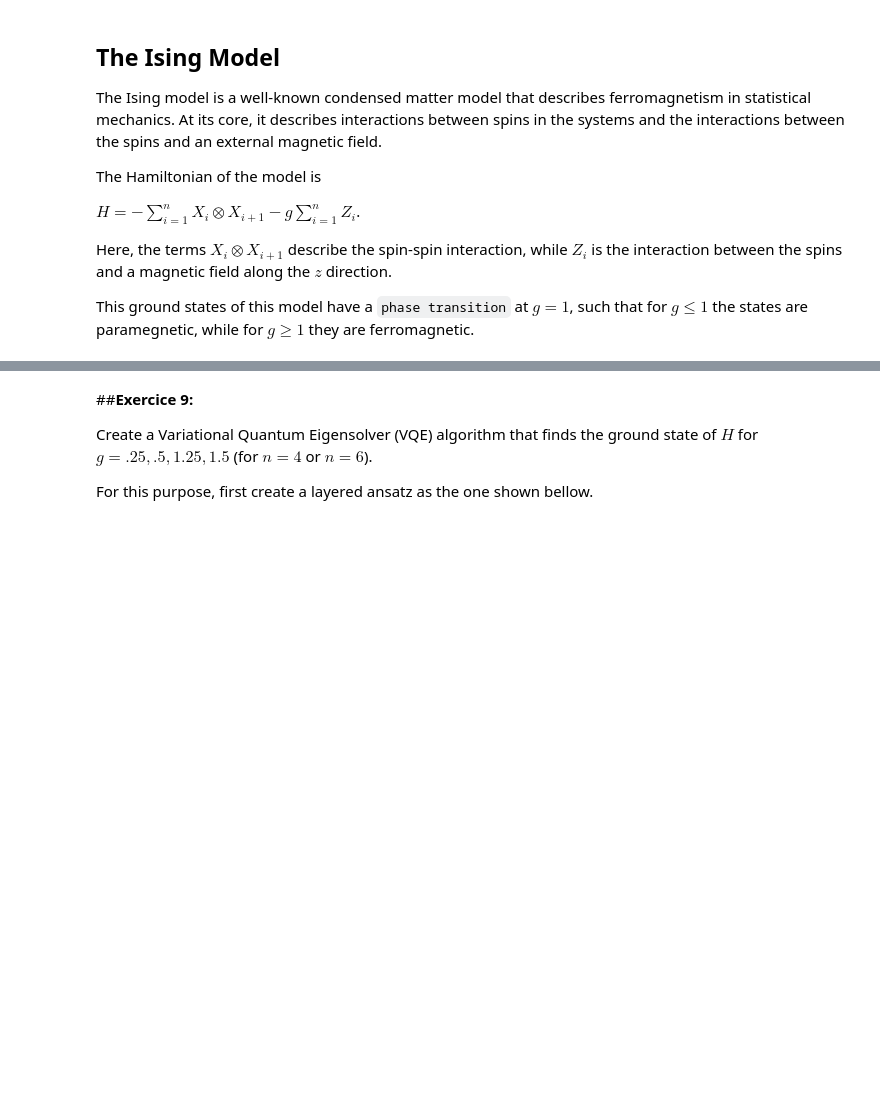
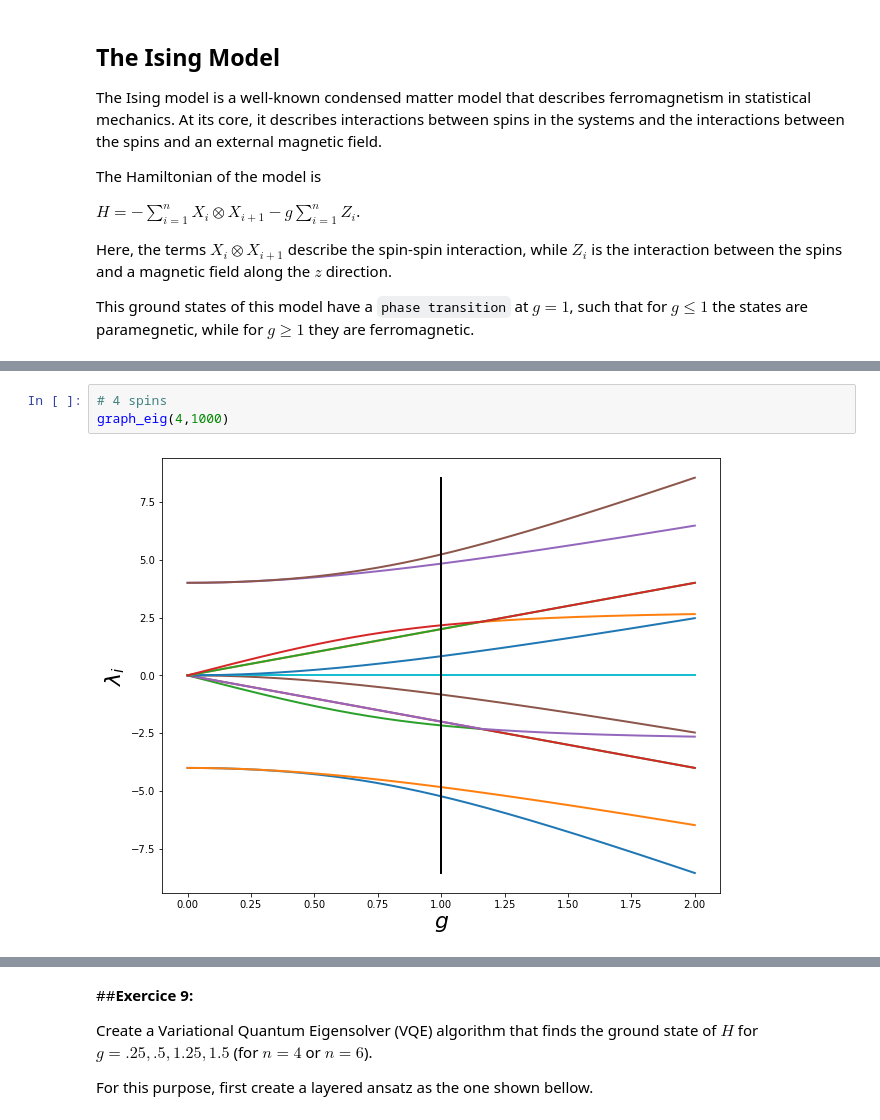
Before and after one commit to deleonja/pwf2021_qml, a Jupyter notebook: QML_practical_exercises.ipynb, the cells around one changed output, grey strips where cells are left out. Saved outputs shown, nothing was run; the diff lists cells and outputs as text; blank space fills up the shorter version.

```diff
--- a/QML_practical_exercises.ipynb
+++ b/QML_practical_exercises.ipynb
@@ -570,0 +561,5 @@ plt.show()
+# %%
+# 4 spins
+graph_eig(4,1000)
+# %% [output]
+[figure, added]
```
Also changed, not shown: parts of 29 cells of this notebook.
